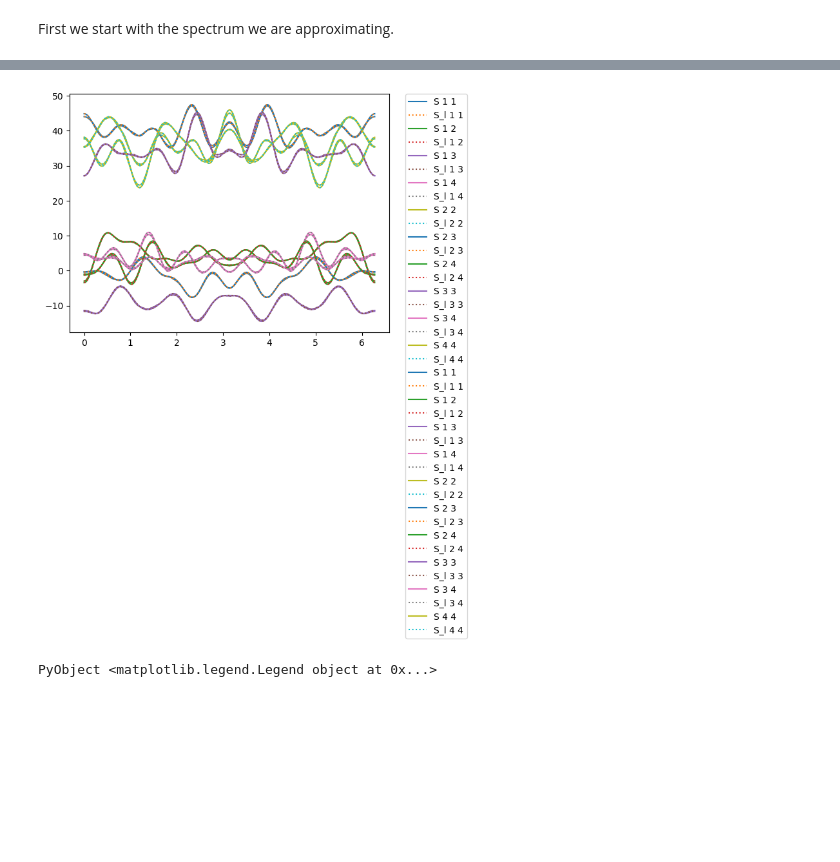
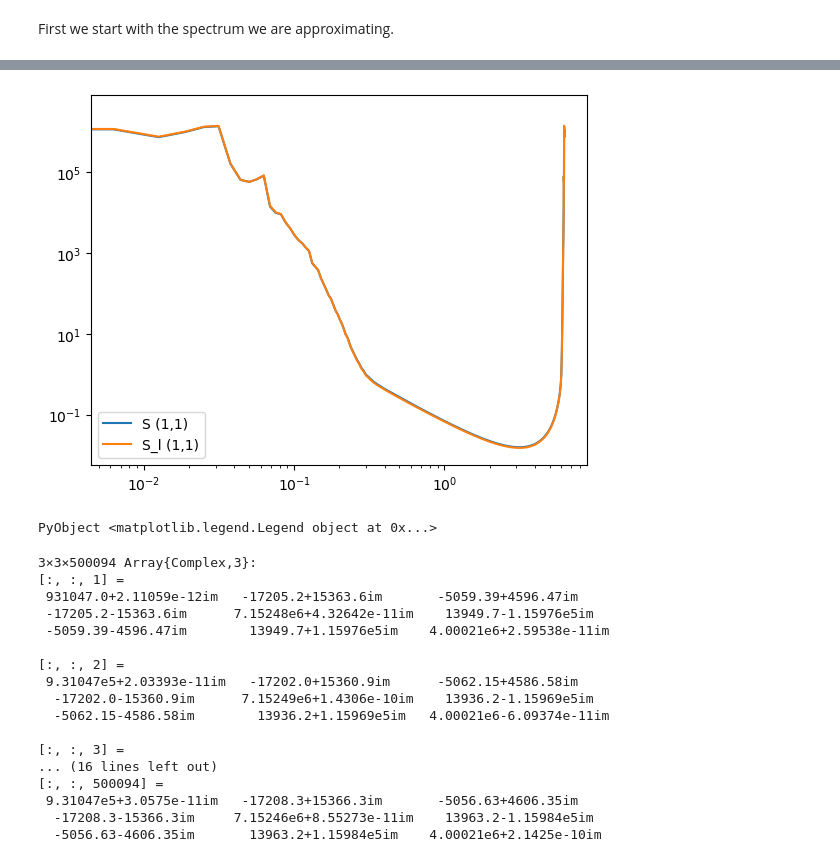
Before and after one commit to JaredMcB/DDRM, a Jupyter notebook: Tools/CKMS_filter/CKMS with Approximated Autocov seq.ipynb, the cells around one changed output, grey strips where cells are left out. Cells and saved outputs as stored; diff of their text form; code cells hidden in the pictures; blank space fills up the shorter version.

```diff
--- a/Tools/CKMS_filter/CKMS with Approximated Autocov seq.ipynb
+++ b/Tools/CKMS_filter/CKMS with Approximated Autocov seq.ipynb
@@ -6,7 +6,7 @@ include("AnalysisToolbox_scratch_ckms.jl")
 using PyPlot
 using JLD
 
-function visual_test_ckms(P,l,nfft)
+function visual_test_ckms(P,l,nfft;semilog = false)
     d  = size(P,1)
     lp = size(P,3)
     ll = size(l,3)
@@ -26,8 +26,11 @@ function visual_test_ckms(P,l,nfft)
 
     for i = 1:d
         for j = i:d
-            plot(Θ,real(S[i,j,:]), label = "S $i $j")
-            plot(Θ,real(S_l[i,j,:]),":", label = "S_l $i $j")
+            semilog ? semilogy(Θ,real(S[i,j,:]), label = "S ($i,$j)") :
+                      plot(Θ,real(S[i,j,:]), label = "S ($i,$j)")
+
+            semilog ? semilogy(Θ,real(S_l[i,j,:]), label = "S_l ($i,$j)") :
+                      plot(Θ,real(S_l[i,j,:]), label = "S_l ($i,$j)")
         end
     end
     legend()
@@ -363,7 +392,32 @@ L_autocov = spectfact_matrix_CKMS(P_autocov)
-# %%
-visual_test_ckms(P_autocov,L_autocov,nfft)
-visual_test_ckms(P,l_num,nfft)
-legend(bbox_to_anchor=[1.05,1],loc=2,borderaxespad=0)
-# %% [output]
-[figure, removed]
-PyObject <matplotlib.legend.Legend object at 0x...>
+# %%
+nfft = 1000
+visual_test_ckms(P_autocov[1:1,1:1,:],L_autocov[1:1,1:1,:],nfft, semilog = true)
+# %% [output]
+[figure, added]
+PyObject <matplotlib.legend.Legend object at 0x...>
+# %%
+z_spect_fft = z_crossspect_fft(
+    X,
+    X,
+    nfft = 0,
+    n = 3,
+    p = 2500,
+    win = "Par")
+# %% [output]
+3×3×500094 Array{Complex,3}:
+[:, :, 1] =
+ 931047.0+2.11059e-12im   -17205.2+15363.6im       -5059.39+4596.47im
+ -17205.2-15363.6im      7.15248e6+4.32642e-11im    13949.7-1.15976e5im
+ -5059.39-4596.47im        13949.7+1.15976e5im    4.00021e6+2.59538e-11im
+
+[:, :, 2] =
+ 9.31047e5+2.03393e-11im   -17202.0+15360.9im      -5062.15+4586.58im
+  -17202.0-15360.9im      7.15249e6+1.4306e-10im    13936.2-1.15969e5im
+  -5062.15-4586.58im        13936.2+1.15969e5im   4.00021e6-6.09374e-11im
+
+[:, :, 3] =
+... (16 lines left out)
+[:, :, 500094] =
+ 9.31047e5+3.0575e-11im   -17208.3+15366.3im       -5056.63+4606.35im
+  -17208.3-15366.3im     7.15246e6+8.55273e-11im    13963.2-1.15984e5im
+  -5056.63-4606.35im       13963.2+1.15984e5im    4.00021e6+2.1425e-10im
```
Also changed, not shown: parts of 7 cells of this notebook, 8 other files.
